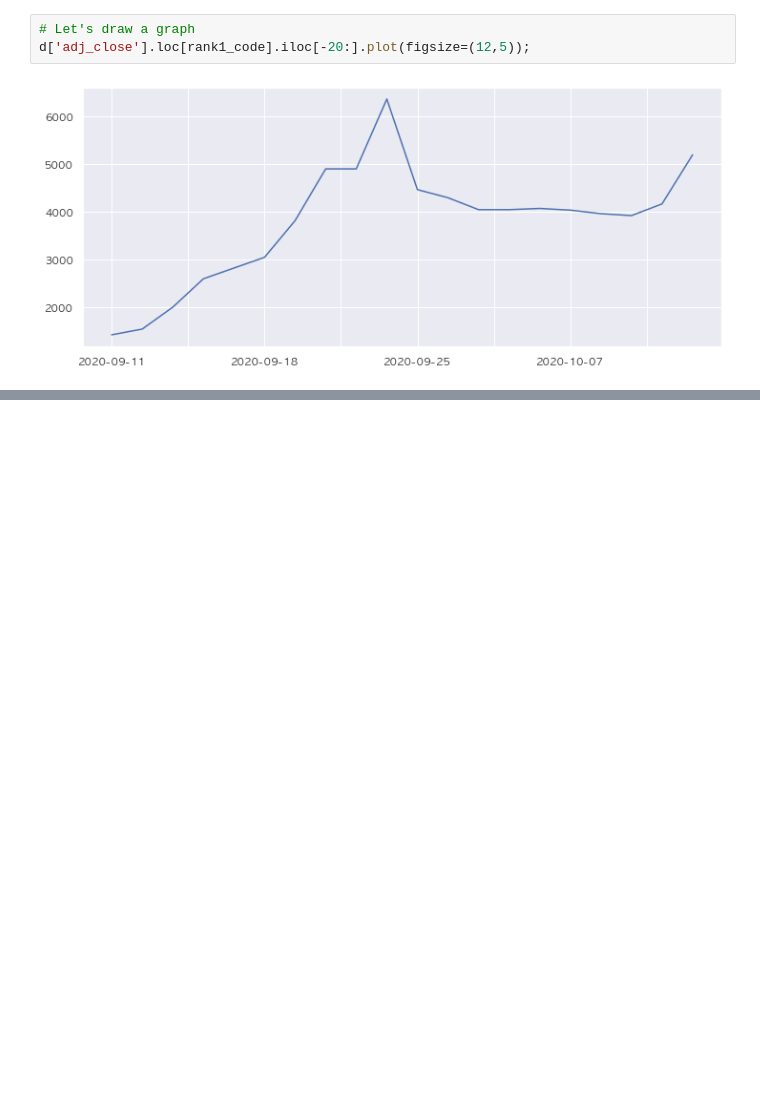
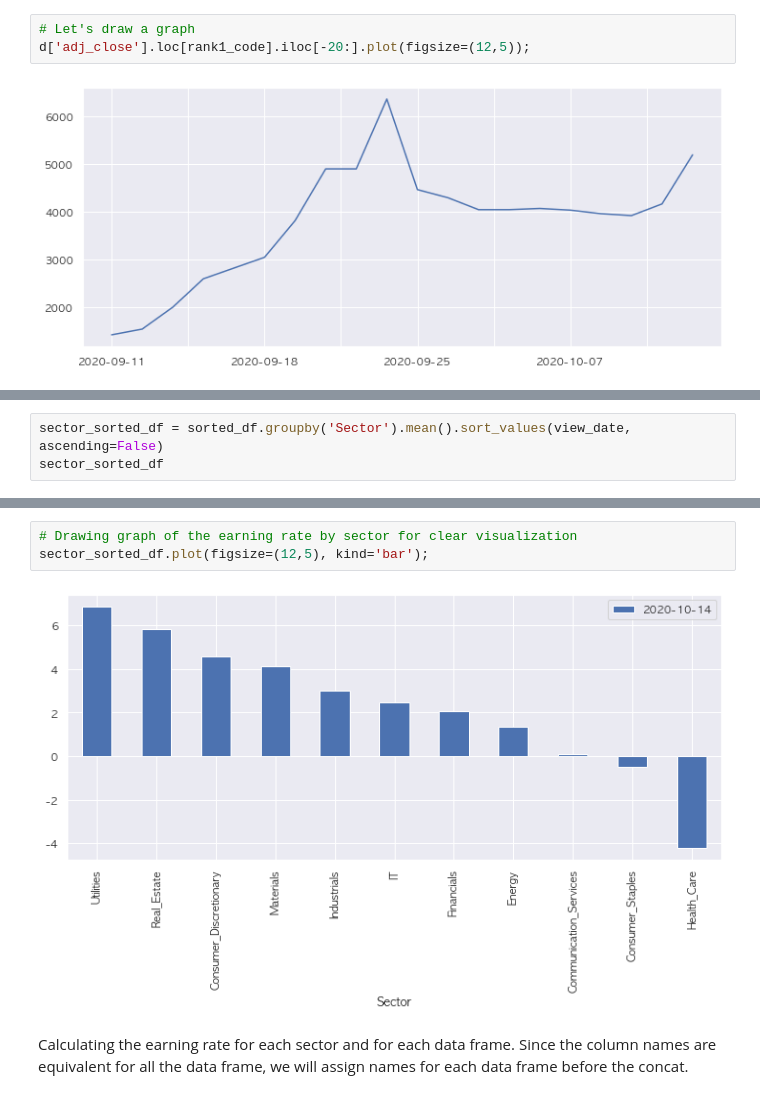
Before and after one commit to mjmax75/Stock_Analysis, a Jupyter notebook: stock_analysis.ipynb, the cells around one changed output, grey strips where cells are left out. Drawn from its saved outputs; the diff is of its cells as text; blank space fills up the shorter version.

```diff
--- a/stock_analysis.ipynb
+++ b/stock_analysis.ipynb
@@ -535,0 +538,3 @@ d['adj_close'].loc[rank1_code].iloc[-20:].plot(figsize=(12,5));
+# %%
+sector_sorted_df = sorted_df.groupby('Sector').mean().sort_values(view_date, ascending=False)
+sector_sorted_df
@@ -535,0 +555,7 @@ d['adj_close'].loc[rank1_code].iloc[-20:].plot(figsize=(12,5));
+# %%
+# Drawing graph of the earning rate by sector for clear visualization
+sector_sorted_df.plot(figsize=(12,5), kind='bar');
+# %% [output]
+[figure, added]
+# %% [markdown]
+Calculating the earning rate for each sector and for each data frame. Since the column names are equivalent for all the data frame, we will assign names for each data frame before the concat.
```
Also changed, not shown: parts of 43 cells of this notebook.
